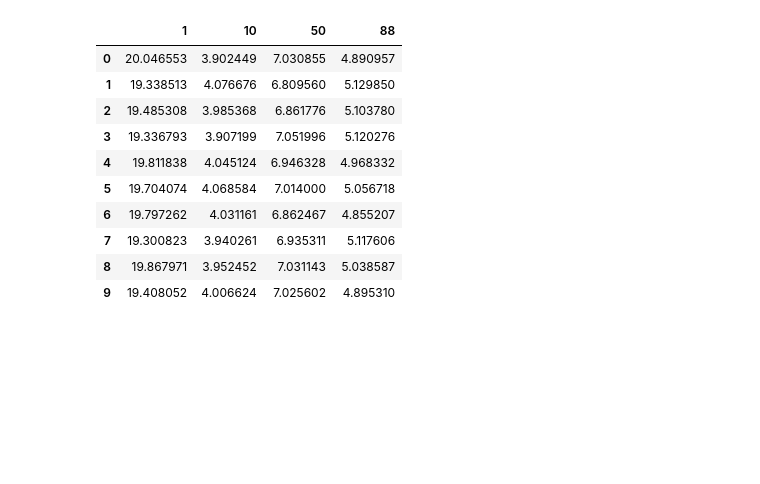
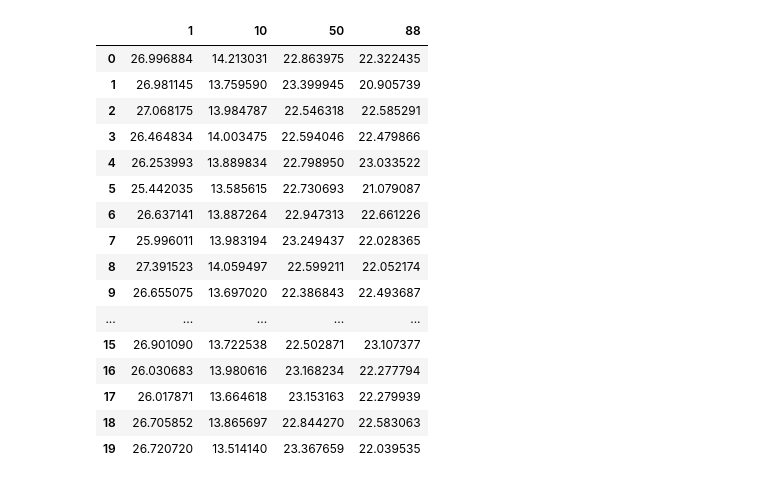
Before and after one commit to Andreas-Espelund/5G_localization, a Jupyter notebook: plotting/plot_operator.experiment.ipynb, the cells around one changed output. Saved outputs shown, nothing was run; the diff lists cells and outputs as text; code cells hidden in the pictures; blank space fills up the shorter version.

```diff
--- a/plotting/plot_operator.experiment.ipynb
+++ b/plotting/plot_operator.experiment.ipynb
@@ -1,35 +1,41 @@
 # %%
 import json
 import os
 
 import pandas as pd
 
 # Plot the accuracy
 
-dir = '../data/results/experiments/operator_experiment'
+dir = '../data/results/experiments/operator_experiment_5'
 
 errors_df = pd.read_csv(os.path.join(dir, 'errors.csv')).drop(columns=['Unnamed: 0'])
 entries_df = pd.read_csv(os.path.join(dir, 'entries.csv')).drop(columns=['Unnamed: 0'])
 rps_df = pd.read_csv(os.path.join(dir, 'rps.csv')).drop(columns=['Unnamed: 0'])
 
 with open(os.path.join(dir, 'config.json')) as f:
     config = json.load(f)
 
 config
 
 errors_df
 # %% [output]
 |  | 1 | 10 | 50 | 88 |
-| 0 | 20.046553 | 3.902449 | 7.030855 | 4.890957 |
-| 1 | 19.338513 | 4.076676 | 6.809560 | 5.129850 |
-| 2 | 19.485308 | 3.985368 | 6.861776 | 5.103780 |
-| 3 | 19.336793 | 3.907199 | 7.051996 | 5.120276 |
-| 4 | 19.811838 | 4.045124 | 6.946328 | 4.968332 |
-| 5 | 19.704074 | 4.068584 | 7.014000 | 5.056718 |
-| 6 | 19.797262 | 4.031161 | 6.862467 | 4.855207 |
-| 7 | 19.300823 | 3.940261 | 6.935311 | 5.117606 |
-| 8 | 19.867971 | 3.952452 | 7.031143 | 5.038587 |
-| 9 | 19.408052 | 4.006624 | 7.025602 | 4.895310 |
+| 0 | 26.996884 | 14.213031 | 22.863975 | 22.322435 |
+| 1 | 26.981145 | 13.759590 | 23.399945 | 20.905739 |
+| 2 | 27.068175 | 13.984787 | 22.546318 | 22.585291 |
+| 3 | 26.464834 | 14.003475 | 22.594046 | 22.479866 |
+| 4 | 26.253993 | 13.889834 | 22.798950 | 23.033522 |
+| 5 | 25.442035 | 13.585615 | 22.730693 | 21.079087 |
+| 6 | 26.637141 | 13.887264 | 22.947313 | 22.661226 |
+| 7 | 25.996011 | 13.983194 | 23.249437 | 22.028365 |
+| 8 | 27.391523 | 14.059497 | 22.599211 | 22.052174 |
+| 9 | 26.655075 | 13.697020 | 22.386843 | 22.493687 |
+| ... | ... | ... | ... | ... |
+| 15 | 26.901090 | 13.722538 | 22.502871 | 23.107377 |
+| 16 | 26.030683 | 13.980616 | 23.168234 | 22.277794 |
+| 17 | 26.017871 | 13.664618 | 23.153163 | 22.279939 |
+| 18 | 26.705852 | 13.865697 | 22.844270 | 22.583063 |
+| 19 | 26.720720 | 13.514140 | 23.367659 | 22.039535 |
 # %%
 from scripts.plotting import *
 
```
Also changed, not shown: parts of 2 cells of this notebook, 5 other files.
